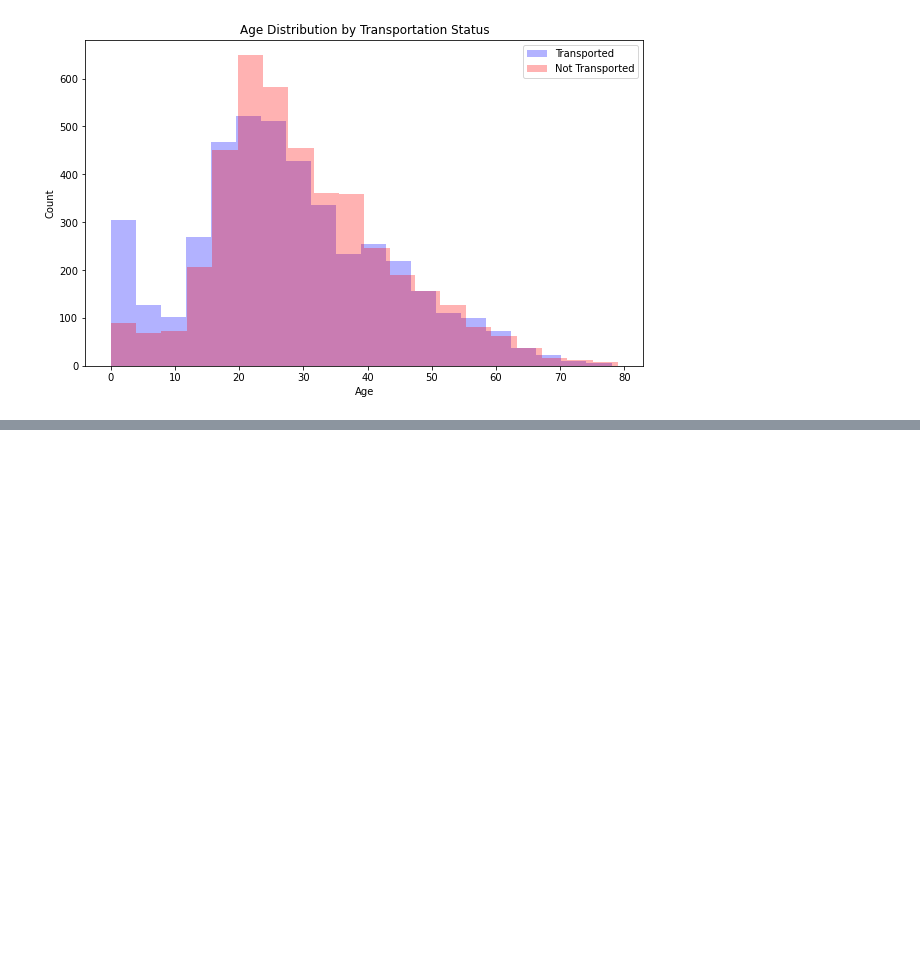
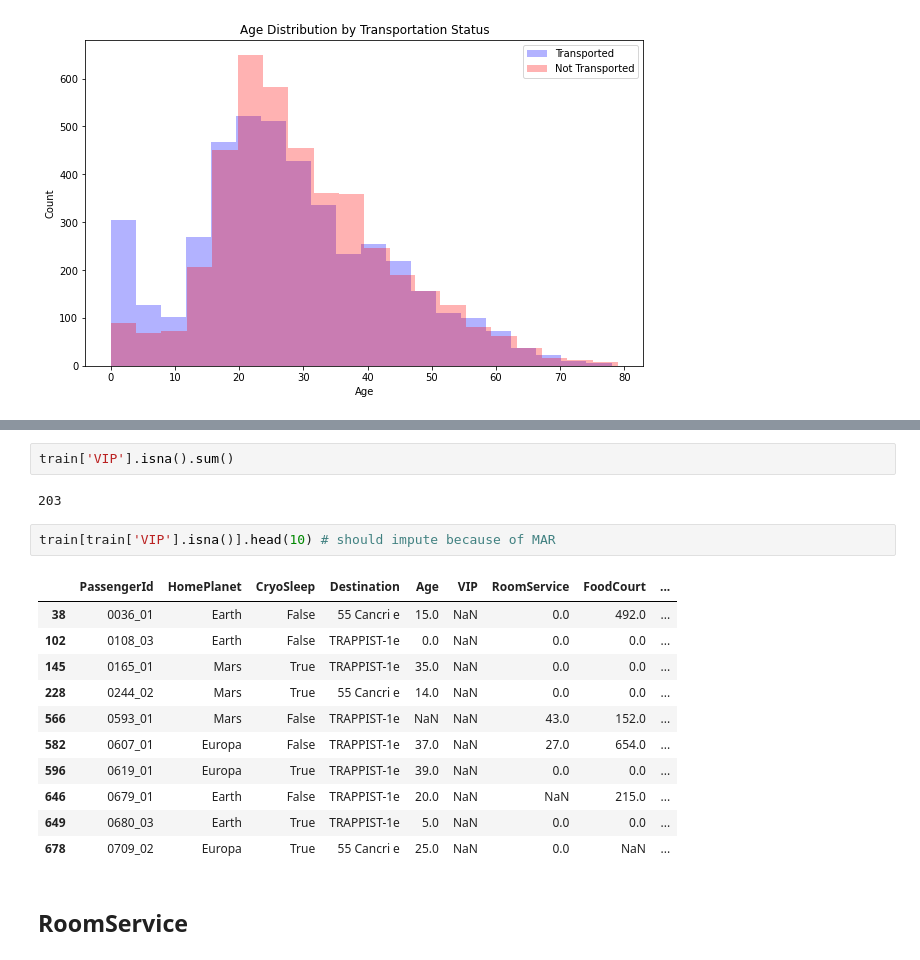
Before and after one commit to brianellis1997/Spaceship-Titanic, a Jupyter notebook: spaceship-titanic/Work.ipynb, the cells around one changed output, grey strips where cells are left out. Saved outputs shown, nothing was run; the diff lists cells and outputs as text; blank space fills up the shorter version.

```diff
--- a/spaceship-titanic/Work.ipynb
+++ b/spaceship-titanic/Work.ipynb
@@ -430,0 +480,20 @@ plt.show()
+# %%
+train['VIP'].isna().sum()
+# %% [output]
+203
+# %%
+train[train['VIP'].isna()].head(10) # should impute because of MAR
+# %% [output]
+|  | PassengerId | HomePlanet | CryoSleep | Destination | Age | VIP | RoomService | FoodCourt | ... |
+| 38 | 0036_01 | Earth | False | 55 Cancri e | 15.0 | NaN | 0.0 | 492.0 | ... |
+| 102 | 0108_03 | Earth | False | TRAPPIST-1e | 0.0 | NaN | 0.0 | 0.0 | ... |
+| 145 | 0165_01 | Mars | True | TRAPPIST-1e | 35.0 | NaN | 0.0 | 0.0 | ... |
+| 228 | 0244_02 | Mars | True | 55 Cancri e | 14.0 | NaN | 0.0 | 0.0 | ... |
+| 566 | 0593_01 | Mars | False | TRAPPIST-1e | NaN | NaN | 43.0 | 152.0 | ... |
+| 582 | 0607_01 | Europa | False | TRAPPIST-1e | 37.0 | NaN | 27.0 | 654.0 | ... |
+| 596 | 0619_01 | Europa | True | TRAPPIST-1e | 39.0 | NaN | 0.0 | 0.0 | ... |
+| 646 | 0679_01 | Earth | False | TRAPPIST-1e | 20.0 | NaN | NaN | 215.0 | ... |
+| 649 | 0680_03 | Earth | True | TRAPPIST-1e | 5.0 | NaN | 0.0 | 0.0 | ... |
+| 678 | 0709_02 | Europa | True | 55 Cancri e | 25.0 | NaN | 0.0 | NaN | ... |
+# %% [markdown]
+## RoomService
```
Also changed, not shown: parts of 15 cells of this notebook.
